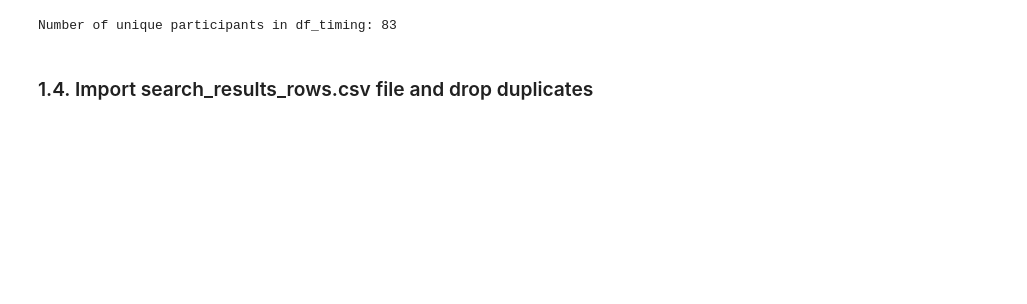
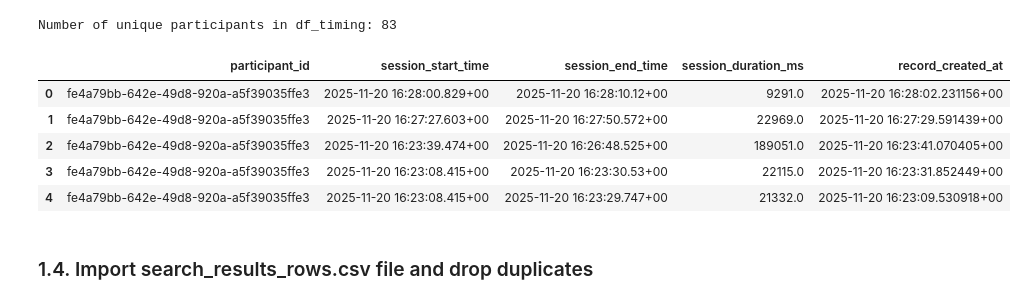
Before and after one commit to kaki1995/Advanced-Project-Study_TUM-GG-Istanbul, a Jupyter notebook: chat_data_processing.ipynb, the cells around one changed output. Saved outputs shown, nothing was run; the diff lists cells and outputs as text; code cells hidden in the pictures; blank space fills up the shorter version.

```diff
--- a/chat_data_processing.ipynb
+++ b/chat_data_processing.ipynb
@@ -291,6 +325,18 @@ unique_participants_df_timing = df_timing['participant_id'].nunique()
 print(f"Number of unique participants in df_timing: {unique_participants_df_timing}")
 # %% [output]
 Number of unique participants in df_timing: 83
+# %%
+# Drop unnecessary columns (Preparing for Join datasets)
+df_timing = df_timing.drop(columns=['id'])
+
+df_timing.head()
+# %% [output]
+|  | participant_id | session_start_time | session_end_time | session_duration_ms | record_created_at |
+| 0 | fe4a79bb-642e-49d8-920a-a5f39035ffe3 | 2025-11-20 16:28:00.829+00 | 2025-11-20 16:28:10.12+00 | 9291.0 | 2025-11-20 16:28:02.231156+00 |
+| 1 | fe4a79bb-642e-49d8-920a-a5f39035ffe3 | 2025-11-20 16:27:27.603+00 | 2025-11-20 16:27:50.572+00 | 22969.0 | 2025-11-20 16:27:29.591439+00 |
+| 2 | fe4a79bb-642e-49d8-920a-a5f39035ffe3 | 2025-11-20 16:23:39.474+00 | 2025-11-20 16:26:48.525+00 | 189051.0 | 2025-11-20 16:23:41.070405+00 |
+| 3 | fe4a79bb-642e-49d8-920a-a5f39035ffe3 | 2025-11-20 16:23:08.415+00 | 2025-11-20 16:23:30.53+00 | 22115.0 | 2025-11-20 16:23:31.852449+00 |
+| 4 | fe4a79bb-642e-49d8-920a-a5f39035ffe3 | 2025-11-20 16:23:08.415+00 | 2025-11-20 16:23:29.747+00 | 21332.0 | 2025-11-20 16:23:09.530918+00 |
 # %% [markdown]
 ### 1.4. Import search_results_rows.csv file and drop duplicates
 # %%
```
Also changed, not shown: parts of 13 cells of this notebook.
